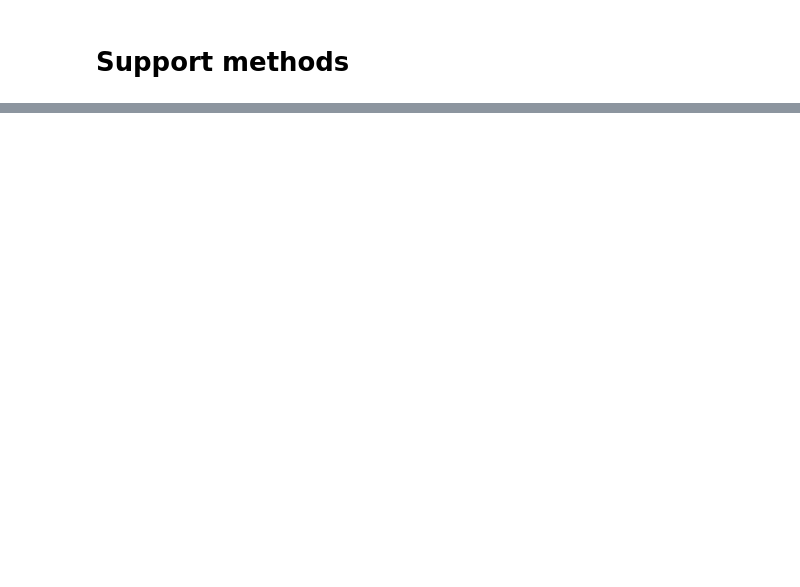
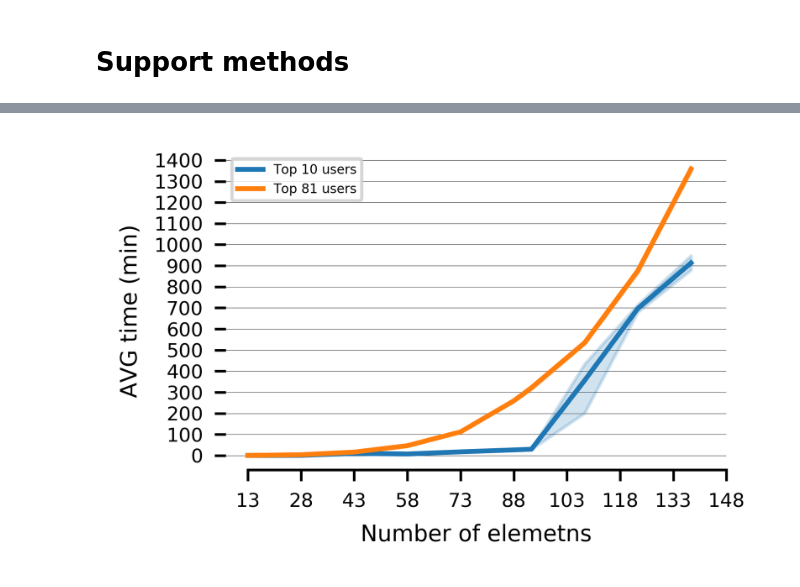
Before and after one commit to bigdata-ufsc/ss-ococlus, a Jupyter notebook: exploratory_analysis.ipynb, the cells around one changed output, grey strips where cells are left out. Saved outputs shown, nothing was run; the diff lists cells and outputs as text; code cells hidden in the pictures; blank space fills up the shorter version.

```diff
--- a/exploratory_analysis.ipynb
+++ b/exploratory_analysis.ipynb
@@ -534,0 +552,3 @@ def create_df_map_traj_user(df=pd.DataFrame):
+# %%
+df_scab = pd.read_csv('coclustering_file_outputs/df_scability_qualify.csv', sep=";")
+# df_scab = pd.read_csv('coclustering_file_outputs/df_scability.csv', sep=";")
@@ -534,0 +572,54 @@ def create_df_map_traj_user(df=pd.DataFrame):
+# %%
+# df_scab = pd.read_csv('coclustering_file_outputs/df_scability_qualify.csv', sep=";")
+# df_scab.head()
+# df_scab
+
+# df_scability = pd.DataFrame()
+
+# # df_scability['num_of_elements'] = [13,28,43,58,73,88,93,108,123,138]
+# df_scability['num_of_elements'] = list(map(str,[13,28,43,58,73,88,93,108,123,138]))
+# df_scability['time_minutes'] = [2,3,5,7,20,30,40,50,60,90]
+# df_scability['dataset'] = ['Top 10 users','Top 10 users','Top 10 users','Top 10 users','Top 10 users','Top 10 users',
+#                            'Top 10 users','Top 10 users','Top 10 users','Top 10 users']
+# # sns.set_theme(style="ticks")
+# # sns.set_theme(style="whitegrid")
+
+
+# df_scab2 = df_scab[(df_scab['run_simulation'] == 0) & (df_scab['dataset'] == 'Top 10 users')]
+# df_scab2['time_minutes'].astype(float)
+dpi = 600
+fig = plt.figure(figsize=(3, 2),dpi=dpi)
+# fig = plt.figure(figsize=(3, 2))
+# ax = sns.lineplot(x = "num_of_elements", y = "time_minutes", hue='dataset', err_style='bars', data = df_scability)
+ax = sns.lineplot(x = "num_of_elements", y = "time_minutes", hue='dataset', data = df_scab)
+# ax = sns.lineplot(data = df_scab2, x = 'num_of_elements', y = 'time_minutes', hue='dataset')
+# # for c in ax.patches:
+# #     c.set_zorder(0)
+
+ax.legend(loc='upper left', fontsize=4)
+# reset_xaxis = list(df_scab['num_of_elements'].unique())
+# ax.set_xticks(reset_xaxis)
+ax.set_xticks(range(13, 138+15, 15))
+sns.despine(offset=0, trim=True, left=True)
+
+# ax.invert_yaxis()
+ax.yaxis.set_major_locator(ticker.MultipleLocator(100))
+ax.set_yticklabels(ax.get_ymajorticklabels(), fontsize = 6)
+ax.yaxis.set_major_formatter(ticker.ScalarFormatter())
+# plt.yticks(horizontalalignment='right',fontsize=6)
+plt.xticks(horizontalalignment='center',fontsize=6)
+# ax.set_xticklabels(ax.get_xmajorticklabels(), fontsize = 6)
+# # ax.xaxis.set_major_locator(ticker.MultipleLocator(13))
+# ax.xaxis.set_major_formatter(ticker.ScalarFormatter())
+plt.ylabel('AVG time (min)',fontsize=7)
+plt.xlabel('Number of elemetns',fontsize=7)
+# # ax.grid(b=True, which='major', color='black', linewidth=0.075)
+# # ax.grid(b=True, which='minor', color='black', linewidth=0.075)
+axes = plt.gca()
+axes.yaxis.grid(color='black',linewidth=.1)
+plt.tight_layout()
+file = 'scability_time_elapse'
+fig.savefig('C:/Users/yurin/Downloads/'+file+'.png',transparent=True,bbox_inches = 'tight',pad_inches=0,dpi=dpi)
+plt.show()
+# %% [output]
+[figure, added]
```
Also changed, not shown: parts of 20 cells of this notebook, 25 other files.
